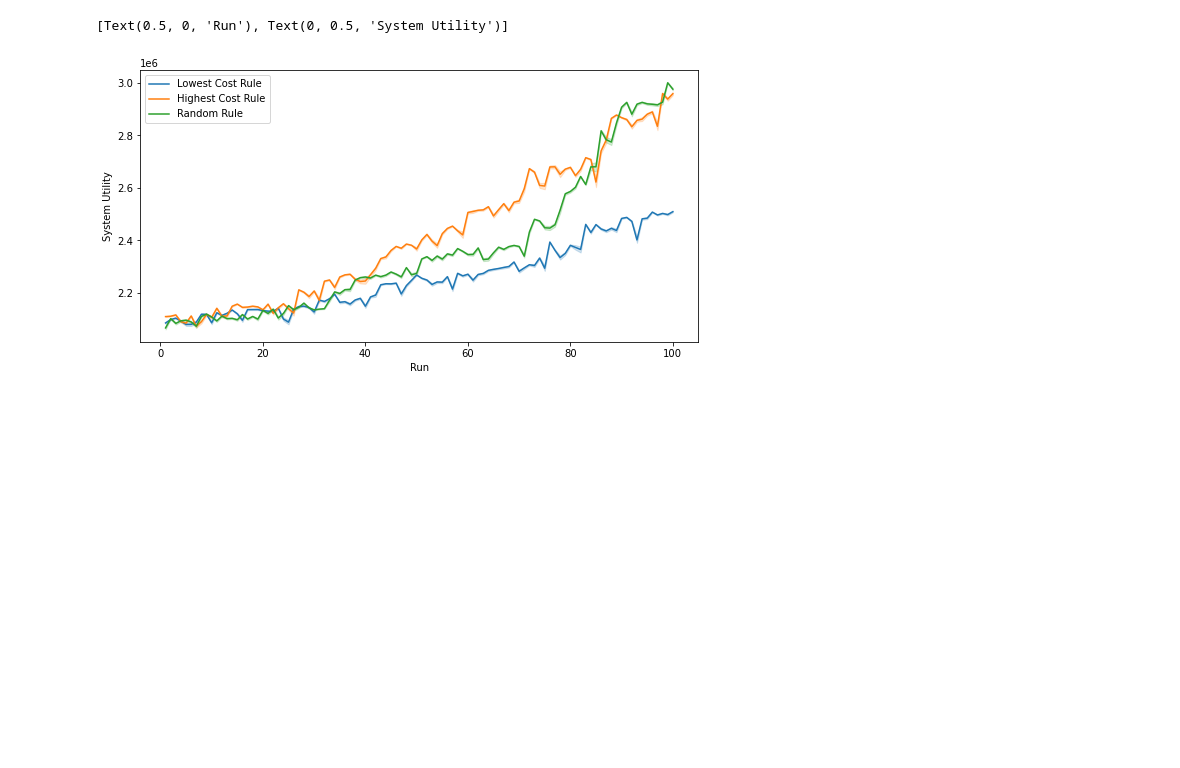
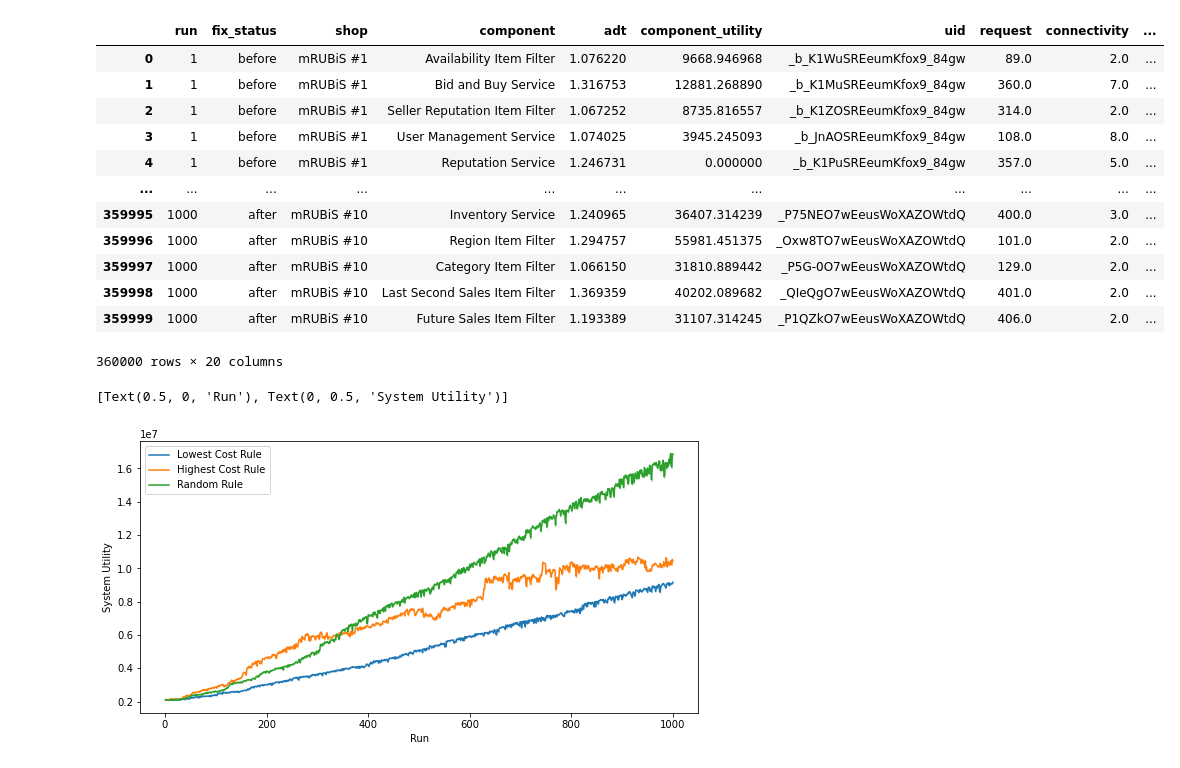
Before and after one commit to Phimanu/MachineLearningControl, a Jupyter notebook: controller/utility_plots.ipynb, the cells around one changed output. Saved outputs shown, nothing was run; the diff lists cells and outputs as text; code cells hidden in the pictures; blank space fills up the shorter version.

```diff
--- a/controller/utility_plots.ipynb
+++ b/controller/utility_plots.ipynb
@@ -6,9 +6,25 @@ from pathlib import Path
 # %%
 controller_output = Path('output')
 # %%
-low_df = pd.read_csv(controller_output / '500_runs_lowest.csv')
-high_df = pd.read_csv(controller_output / '500_runs_highest.csv')
-random_df = pd.read_csv(controller_output / '500_runs_random.csv')
+low_df = pd.read_csv(controller_output / '1000_runs_lowest.csv')
+high_df = pd.read_csv(controller_output / '1000_runs_highest.csv')
+random_df = pd.read_csv(controller_output / '1000_runs_random.csv')
+# %%
+low_df
+# %% [output]
+|  | run | fix_status | shop | component | adt | component_utility | uid | request | connectivity | ... |
+| 0 | 1 | before | mRUBiS #1 | Availability Item Filter | 1.076220 | 9668.946968 | _b_K1WuSREeumKfox9_84gw | 89.0 | 2.0 | ... |
+| 1 | 1 | before | mRUBiS #1 | Bid and Buy Service | 1.316753 | 12881.268890 | _b_K1MuSREeumKfox9_84gw | 360.0 | 7.0 | ... |
+| 2 | 1 | before | mRUBiS #1 | Seller Reputation Item Filter | 1.067252 | 8735.816557 | _b_K1ZOSREeumKfox9_84gw | 314.0 | 2.0 | ... |
+| 3 | 1 | before | mRUBiS #1 | User Management Service | 1.074025 | 3945.245093 | _b_JnAOSREeumKfox9_84gw | 108.0 | 8.0 | ... |
+| 4 | 1 | before | mRUBiS #1 | Reputation Service | 1.246731 | 0.000000 | _b_K1PuSREeumKfox9_84gw | 357.0 | 5.0 | ... |
+| ... | ... | ... | ... | ... | ... | ... | ... | ... | ... | ... |
+| 359995 | 1000 | after | mRUBiS #10 | Inventory Service | 1.240965 | 36407.314239 | _P75NEO7wEeusWoXAZOWtdQ | 400.0 | 3.0 | ... |
+| 359996 | 1000 | after | mRUBiS #10 | Region Item Filter | 1.294757 | 55981.451375 | _Oxw8TO7wEeusWoXAZOWtdQ | 101.0 | 2.0 | ... |
+| 359997 | 1000 | after | mRUBiS #10 | Category Item Filter | 1.066150 | 31810.889442 | _P5G-0O7wEeusWoXAZOWtdQ | 129.0 | 2.0 | ... |
+| 359998 | 1000 | after | mRUBiS #10 | Last Second Sales Item Filter | 1.369359 | 40202.089682 | _QIeQgO7wEeusWoXAZOWtdQ | 401.0 | 2.0 | ... |
+| 359999 | 1000 | after | mRUBiS #10 | Future Sales Item Filter | 1.193389 | 31107.314245 | _P1QZkO7wEeusWoXAZOWtdQ | 406.0 | 2.0 | ... |
+360000 rows × 20 columns
 # %%
 fig, ax = plt.subplots(figsize=(10,5))
 sns.lineplot(x='run', y='sys_utility', data=low_df, ax=ax, label='Lowest Cost Rule')
@@ -17,4 +33,4 @@ sns.lineplot(x='run', y='sys_utility', data=random_df, ax=ax, label='Random Rule
 ax.set(xlabel='Run', ylabel='System Utility')
 # %% [output]
 [Text(0.5, 0, 'Run'), Text(0, 0.5, 'System Utility')]
-[figure, old version]
+[figure, new version]
```
Also changed, not shown: parts of 2 cells of this notebook.
